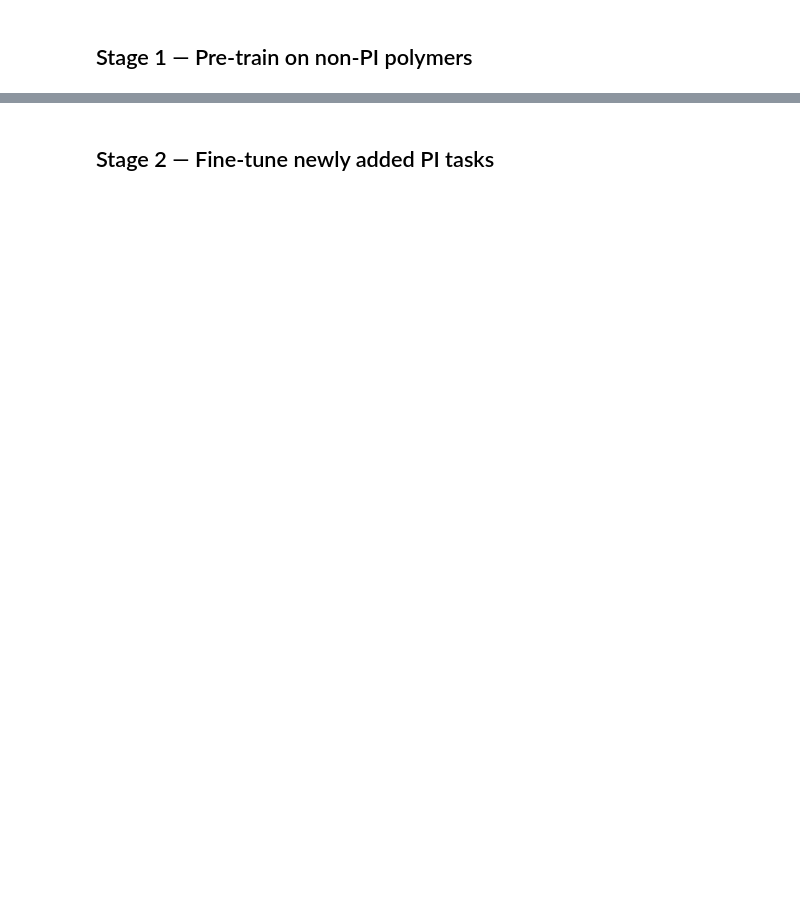
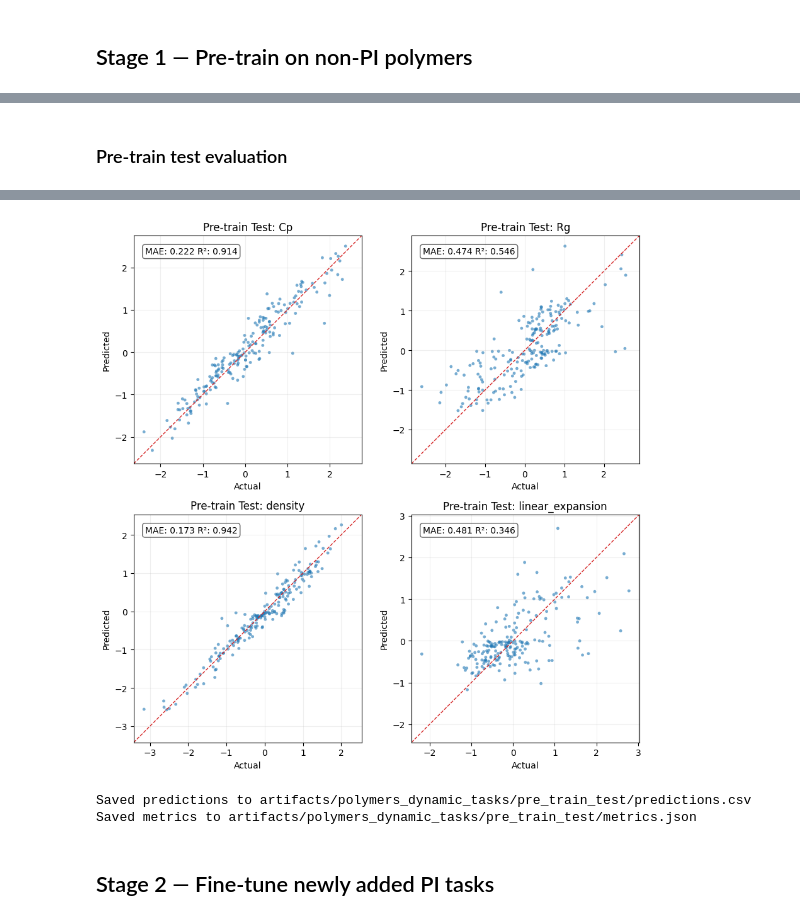
Before and after one commit to TsumiNa/foundation_model, a Jupyter notebook: notebooks/dynamic_task_finetuning_demo.ipynb, the cells around one changed output, grey strips where cells are left out. Cells and saved outputs as stored; diff of their text form; code cells hidden in the pictures; blank space fills up the shorter version.

```diff
--- a/notebooks/dynamic_task_finetuning_demo.ipynb
+++ b/notebooks/dynamic_task_finetuning_demo.ipynb
@@ -39,10 +43,10 @@ TARGET_COLUMNS = {
 
 SHARED_BLOCK_DIMS = [190, 256, 128]
 HEAD_HIDDEN = 64  # hidden width for regression heads
-ARTIFACT_ROOT = Path("artifacts/polymers_dynamic_tasks")
+ARTIFACT_ROOT = Path("../artifacts/polymers_dynamic_tasks")
 ARTIFACT_ROOT.mkdir(parents=True, exist_ok=True)
 
-PRETRAIN_SAMPLE = 10_000  # subset for quick demonstration
+PRETRAIN_SAMPLE = 2_000  # subset for quick demonstration
 PI_SAMPLE = None  # use full PI set by default
 # %%
 descriptor_df = pd.read_parquet(DESCRIPTOR_PATH)
@@ -126,14 +293,14 @@ pretrain_ckpt = ModelCheckpoint(
 pretrain_logger = CSVLogger(save_dir=ARTIFACT_ROOT / "logs", name="pretrain")
 
 pretrain_trainer = Trainer(
-    max_epochs=3,
-    accelerator="cpu",
-    devices=1,
+    max_epochs=200,
+    accelerator="auto",
+    devices="auto",
     callbacks=[pretrain_ckpt],
     logger=pretrain_logger,
-    log_every_n_steps=10,
-    limit_train_batches=0.2,
-    limit_val_batches=0.5,
+    # log_every_n_steps=10,
+    # limit_train_batches=0.2,
+    # limit_val_batches=0.5,
 )
 
 pretrain_trainer.fit(pretrain_model, datamodule=pretrain_datamodule)
@@ -140,0 +331,14 @@ print(f"Best checkpoint: {pretrain_ckpt.best_model_path}")
+# %% [markdown]
+### Pre-train test evaluation
+# %%
+torch.serialization.add_safe_globals([RegressionTaskConfig, TaskType])
+
+if pretrain_ckpt.best_model_path:
+    pretrain_state = torch.load(pretrain_ckpt.best_model_path, map_location="cpu", weights_only=True)
+    pretrain_state_dict = pretrain_state.get("state_dict", pretrain_state)
+    pretrain_model.load_state_dict(pretrain_state_dict)
+else:
+    print("No best checkpoint found for pre-training; using current model weights.")
+
+plot_test_predictions(pretrain_model, pretrain_datamodule, "Pre-train Test", artifact_dir=ARTIFACT_ROOT)
+# %% [output]
@@ -141,3 +362,6 @@ print(f"Best checkpoint: {pretrain_ckpt.best_model_path}")
+[figure, added]
+Saved predictions to artifacts/polymers_dynamic_tasks/pre_train_test/predictions.csv
+Saved metrics to artifacts/polymers_dynamic_tasks/pre_train_test/metrics.json
 # %% [markdown]
 ## Stage 2 — Fine-tune newly added PI tasks
 # %%
```
Also changed, not shown: parts of 10 cells of this notebook, 6 other files.
